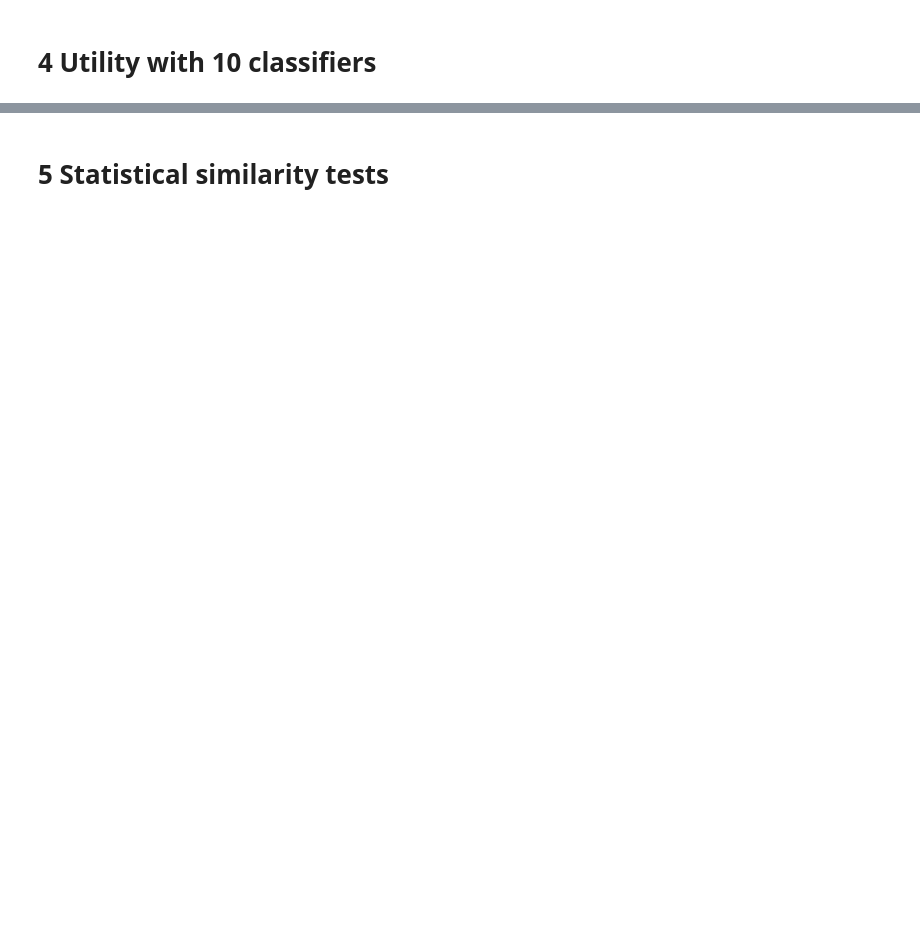
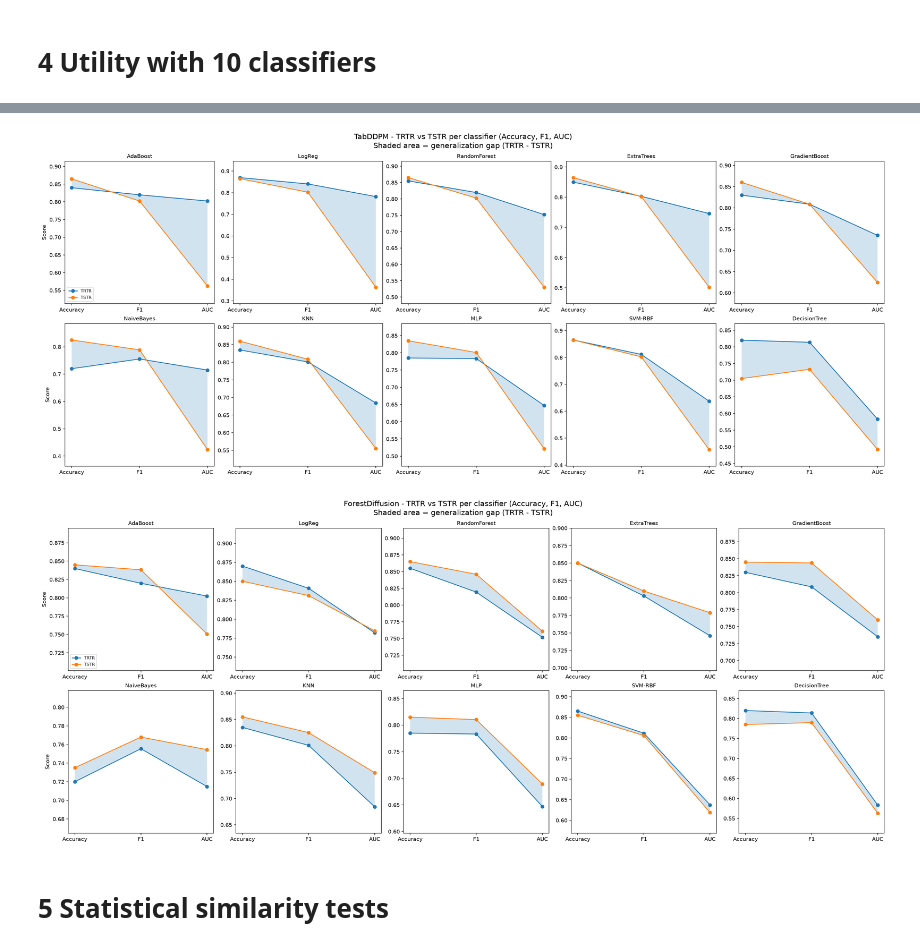
Before and after one commit to gopibattineni/SYNTH_BENCHMARK, a Jupyter notebook: Diffusion GANs/7_CDC_diabetes_diffusion.ipynb, the cells around one changed output, grey strips where cells are left out. Cells and saved outputs as stored; diff of their text form; code cells hidden in the pictures; blank space fills up the shorter version.

```diff
--- a/Diffusion GANs/7_CDC_diabetes_diffusion.ipynb
+++ b/Diffusion GANs/7_CDC_diabetes_diffusion.ipynb
@@ -1534,14 +1837,16 @@ generators = ["TabDDPM", "ForestDiffusion"]
 
 data_eval = data.copy()
 # Ensure real target is integer
-data_eval[label_col] = data_eval[label_col].astype(int)
+data_eval[label_col] = pd.to_numeric(data_eval[label_col], errors="coerce").round().astype(int)
 
 synthetic_eval_processed = {}
 for name in generators:
     tmp = synthetic_outputs[name].copy()
     # FIX: Ensure synthetic target is rounded and converted to integer for classification
     if label_col in tmp.columns:
-        tmp[label_col] = tmp[label_col].round().astype(int)
+        tmp[label_col] = pd.to_numeric(tmp[label_col], errors="coerce").round()
+        tmp = tmp.dropna(subset=[label_col])
+        tmp[label_col] = tmp[label_col].astype(int)
     synthetic_eval_processed[name] = tmp
 
 # Identify all categorical columns
@@ -1560,37 +1865,38 @@ for col in categorical_features:
 
     le = LabelEncoder()
     le.fit(all_categories_for_col)
     label_encoders_for_eval[col] = le
 
     data_eval[col] = le.transform(data_eval[col].astype(str))
     for name in generators:
         if col in synthetic_eval_processed[name].columns:
             synthetic_eval_processed[name][col] = le.transform(synthetic_eval_processed[name][col].astype(str))
 
 # Note: ensure 'evaluate_models' cell and 'all_possible_labels' are defined by running cell SkFC-Dh0Q2fz first.
 trtr_results = evaluate_models(
     train_df=data_eval,
     test_df=data_eval,
     label_col=label_col,
-    models=models,
-    all_possible_labels=all_possible_labels
+    models=models
 )
 
 for gen in generators:
     tstr_results = evaluate_models(
         train_df=synthetic_eval_processed[gen],
         test_df=data_eval,
         label_col=label_col,
-        models=models,
-        all_possible_labels=all_possible_labels
+        models=models
     )
 
     plot_grid_line_metrics_with_gap(
         trtr_results,
         tstr_results,
         generator_name=gen,
         ncols=5
     )
+# %% [output]
+[figure, added]
+[figure, added]
 # %% [markdown]
 # 5 Statistical similarity tests
 # %%
```
Also changed, not shown: parts of 42 cells of this notebook, 8 other files.
